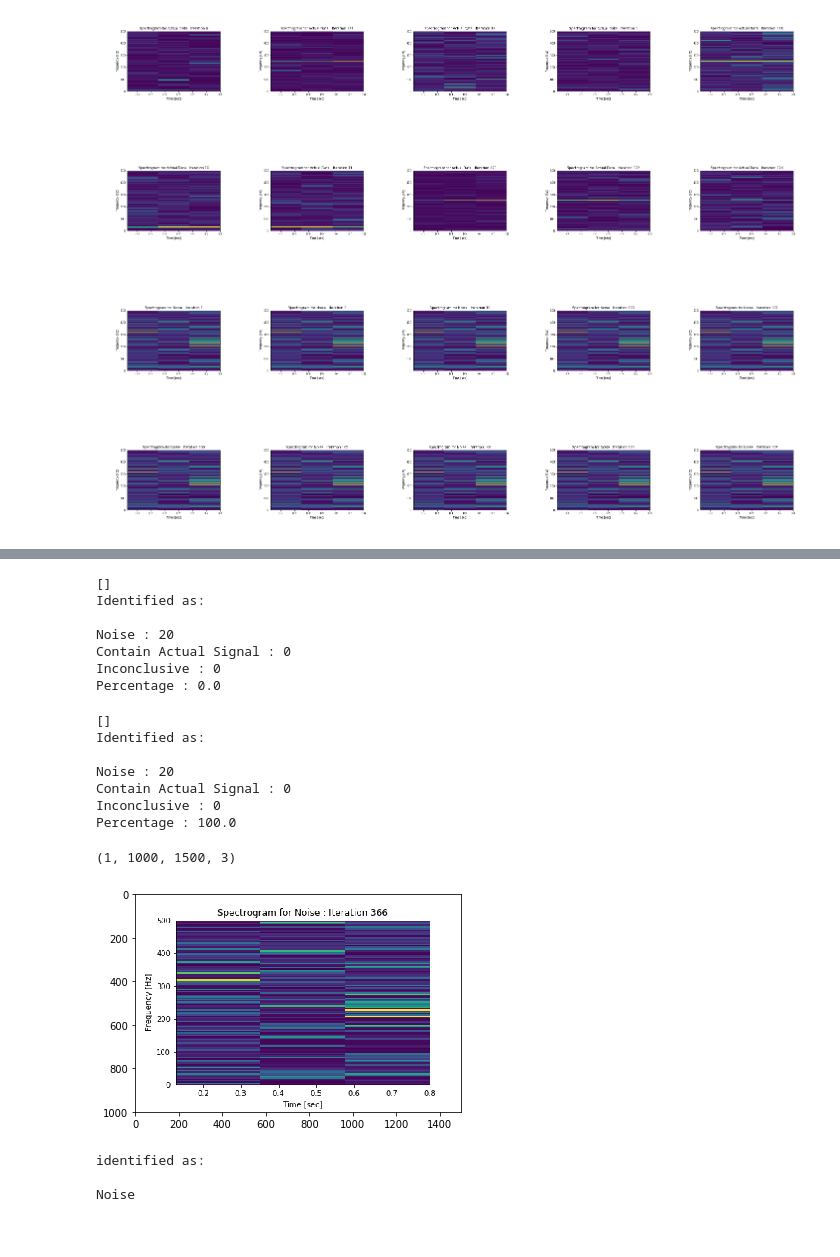
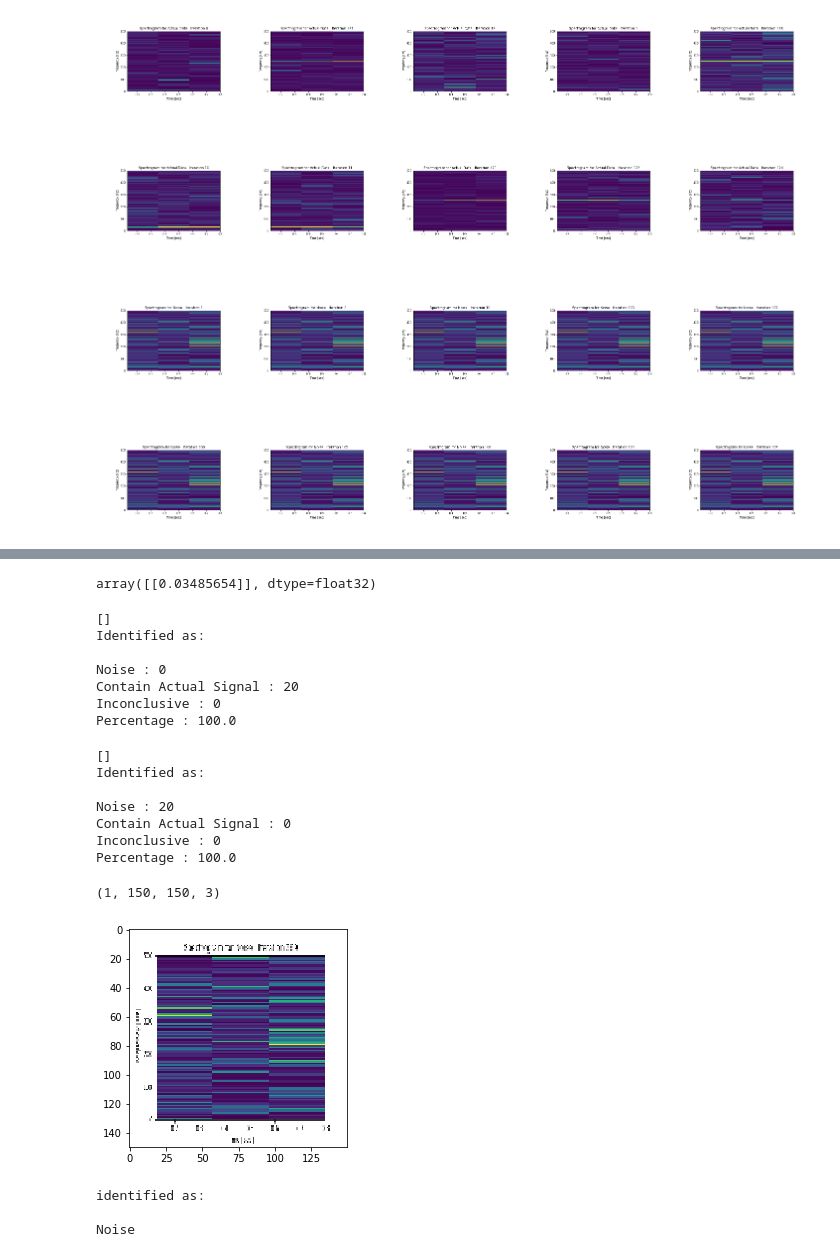
Before and after one commit to SGRGit/gwOsc, a Jupyter notebook: SignalProcCNN.ipynb, the cells around one changed output, grey strips where cells are left out. Cells and saved outputs as stored; diff of their text form; code cells hidden in the pictures.

```diff
--- a/SignalProcCNN.ipynb
+++ b/SignalProcCNN.ipynb
@@ -305,7 +317,11 @@ array([[0.40982902]], dtype=float32)
+# %%
+model.predict(test_img)
+# %% [output]
+array([[0.03485654]], dtype=float32)
 # %%
 import numpy as np
-cal_cp = 0
-cal_gwb = 0
+cal_sign = 0
+cal_ns = 0
 cal_unconclusive = 0
 
 alist=[]
@@ -317,9 +333,9 @@ for fname in test_fnnames_seta:
     load_file = (np.expand_dims(load_file, 0))
     pred_img = model.predict(load_file)
     if(pred_img[0]<0.5):
-        cal_cp+=1
+        cal_sign+=1
     elif(pred_img[0]>0.5):
-        cal_gwb+=1
+        cal_ns+=1
     else:
         print(pred_img[0], "\n")
         cal_unconclusive+=1
@@ -327,18 +343,18 @@ for fname in test_fnnames_seta:
 print(alist)
 
 print("Identified as: \n")
-print("Noise :", cal_cp)
-print("Contain Actual Signal :", cal_gwb)
+print("Noise :", cal_ns)
+print("Contain Actual Signal :", cal_sign)
 print("Inconclusive :", cal_unconclusive)
-print("Percentage :", (cal_gwb/(cal_gwb+cal_unconclusive+cal_cp))*100)
-a = (cal_gwb/(cal_gwb+cal_unconclusive+cal_cp))*100
+print("Percentage :", (cal_sign/(cal_sign+cal_unconclusive+cal_ns))*100)
+a = (cal_sign/(cal_sign+cal_unconclusive+cal_ns))*100
 # %% [output]
 []
 Identified as:
 
-Noise : 20
-Contain Actual Signal : 0
+Noise : 0
+Contain Actual Signal : 20
 Inconclusive : 0
-Percentage : 0.0
+Percentage : 100.0
 # %%
 import numpy as np
@@ -381,14 +397,14 @@ Percentage : 100.0
 # %%
 import random
 rand_test_img = random.choice(test_fnnames_setb)
 rand_test_img_path = os.path.join(setb_test_dir, rand_test_img)
-rand_test_img = load_img(rand_test_img_path, target_size = (1000, 1500))
+rand_test_img = load_img(rand_test_img_path, target_size = (150, 150))
 plt.imshow(rand_test_img)
 rand_test_img = np.expand_dims(rand_test_img, 0)
 print(rand_test_img.shape)
 # %% [output]
-(1, 1000, 1500, 3)
+(1, 150, 150, 3)
-[figure, old version]
+[figure, new version]
 # %%
 print("identified as: \n")
 if(model.predict(rand_test_img) < 0.5):
```
Also changed, not shown: parts of 22 cells of this notebook.
